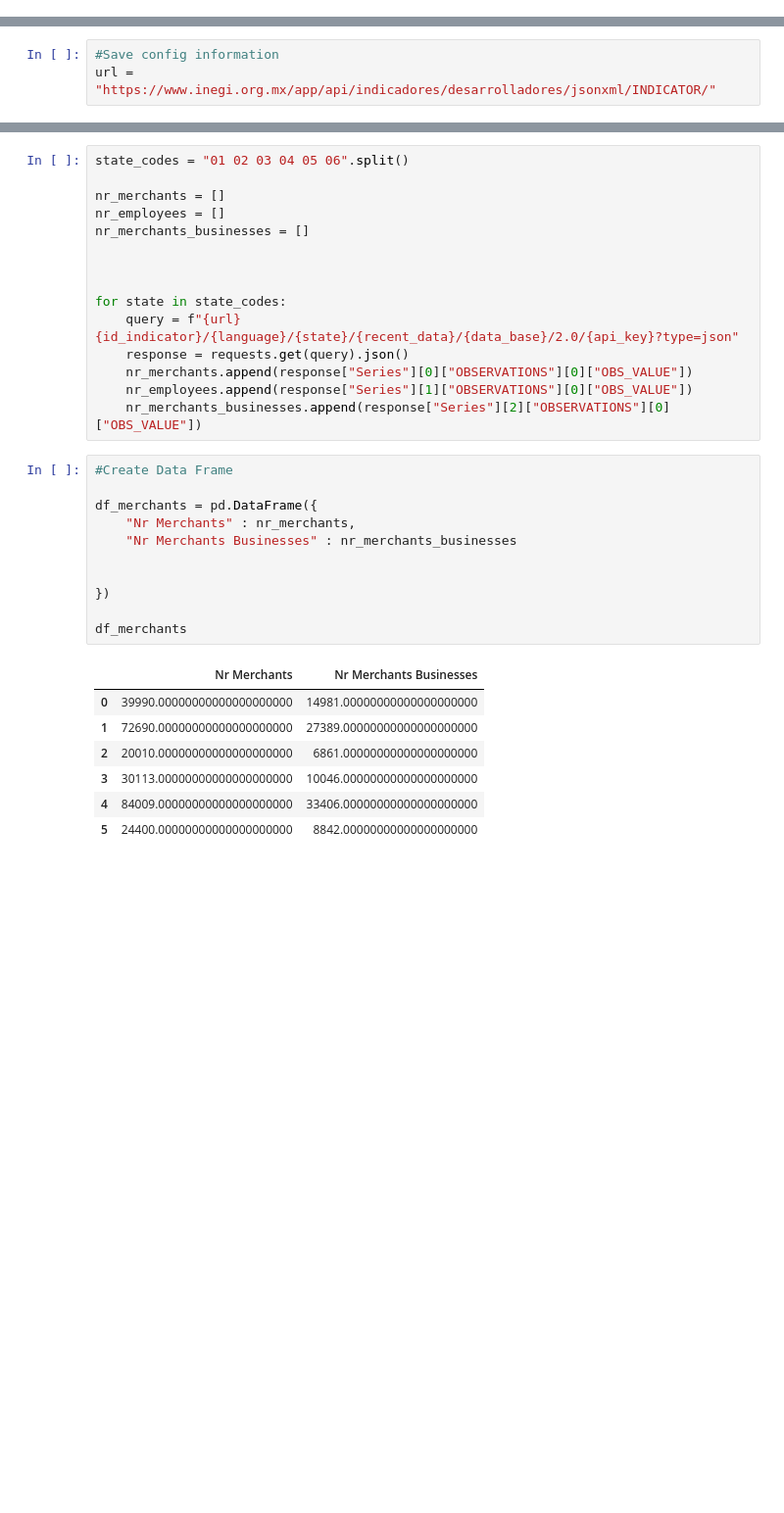
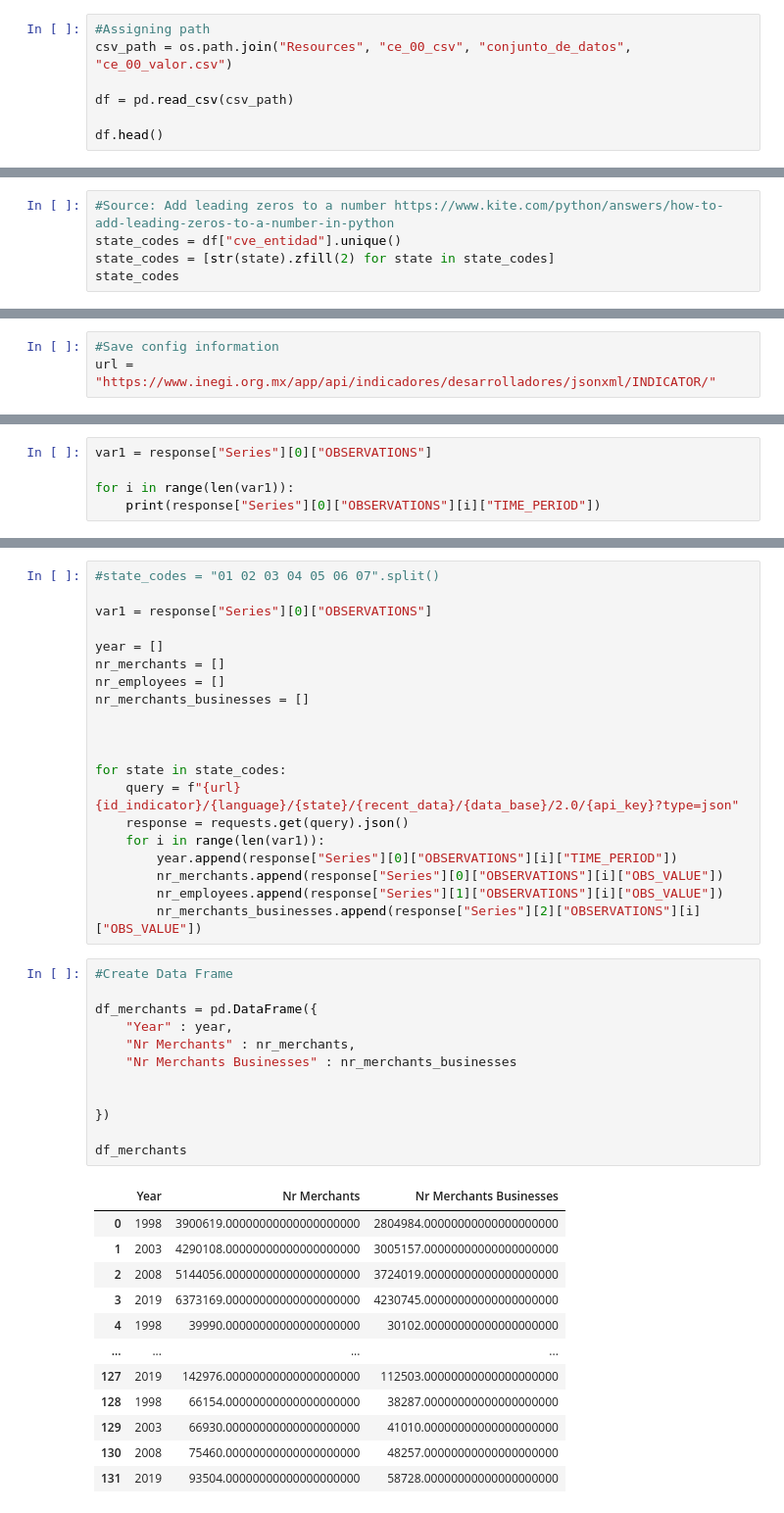
Before and after one commit to damontufar/project1, a Jupyter notebook: data_cleanup/Economic_Data.ipynb, the cells around one changed output, grey strips where cells are left out. Shown at 98% size. Saved outputs shown, nothing was run; the diff lists cells and outputs as text; blank space fills up the shorter version.

```diff
--- a/data_cleanup/Economic_Data.ipynb
+++ b/data_cleanup/Economic_Data.ipynb
@@ -7,3 +8,10 @@ import pandas as pd
 import os
 import numpy as np
 from config import api_key
+# %%
+#Assigning path
+csv_path = os.path.join("Resources", "ce_00_csv", "conjunto_de_datos", "ce_00_valor.csv")
+
+df = pd.read_csv(csv_path)
+
+df.head()
@@ -9,0 +32,5 @@ from config import api_key
+# %%
+#Source: Add leading zeros to a number https://www.kite.com/python/answers/how-to-add-leading-zeros-to-a-number-in-python
+state_codes = df["cve_entidad"].unique()
+state_codes = [str(state).zfill(2) for state in state_codes]
+state_codes
@@ -55,0 +148,5 @@ response["Series"][2]["OBSERVATIONS"][0]["OBS_VALUE"]
+# %%
+var1 = response["Series"][0]["OBSERVATIONS"]
+
+for i in range(len(var1)):
+    print(response["Series"][0]["OBSERVATIONS"][i]["TIME_PERIOD"])
@@ -56,6 +158,9 @@ response["Series"][2]["OBSERVATIONS"][0]["OBS_VALUE"]
 # %%
-state_codes = "01 02 03 04 05 06".split()
+#state_codes = "01 02 03 04 05 06 07".split()
 
+var1 = response["Series"][0]["OBSERVATIONS"]
+
+year = []
 nr_merchants = []
 nr_employees = []
 nr_merchants_businesses = []
@@ -65,25 +170,33 @@ nr_merchants_businesses = []
 for state in state_codes:
     query = f"{url}{id_indicator}/{language}/{state}/{recent_data}/{data_base}/2.0/{api_key}?type=json"
     response = requests.get(query).json()
-    nr_merchants.append(response["Series"][0]["OBSERVATIONS"][0]["OBS_VALUE"])
-    nr_employees.append(response["Series"][1]["OBSERVATIONS"][0]["OBS_VALUE"])
-    nr_merchants_businesses.append(response["Series"][2]["OBSERVATIONS"][0]["OBS_VALUE"])
+    for i in range(len(var1)):
+        year.append(response["Series"][0]["OBSERVATIONS"][i]["TIME_PERIOD"])
+        nr_merchants.append(response["Series"][0]["OBSERVATIONS"][i]["OBS_VALUE"])
+        nr_employees.append(response["Series"][1]["OBSERVATIONS"][i]["OBS_VALUE"])
+        nr_merchants_businesses.append(response["Series"][2]["OBSERVATIONS"][i]["OBS_VALUE"])
 # %%
 #Create Data Frame
 
 df_merchants = pd.DataFrame({
+    "Year" : year,
     "Nr Merchants" : nr_merchants,
     "Nr Merchants Businesses" : nr_merchants_businesses
 
 
 })
 
 df_merchants
 # %% [output]
-|  | Nr Merchants | Nr Merchants Businesses |
-| 0 | 39990.00000000000000000000 | 14981.00000000000000000000 |
-| 1 | 72690.00000000000000000000 | 27389.00000000000000000000 |
-| 2 | 20010.00000000000000000000 | 6861.00000000000000000000 |
-| 3 | 30113.00000000000000000000 | 10046.00000000000000000000 |
-| 4 | 84009.00000000000000000000 | 33406.00000000000000000000 |
-| 5 | 24400.00000000000000000000 | 8842.00000000000000000000 |
+|  | Year | Nr Merchants | Nr Merchants Businesses |
+| 0 | 1998 | 3900619.00000000000000000000 | 2804984.00000000000000000000 |
+| 1 | 2003 | 4290108.00000000000000000000 | 3005157.00000000000000000000 |
+| 2 | 2008 | 5144056.00000000000000000000 | 3724019.00000000000000000000 |
+| 3 | 2019 | 6373169.00000000000000000000 | 4230745.00000000000000000000 |
+| 4 | 1998 | 39990.00000000000000000000 | 30102.00000000000000000000 |
+| ... | ... | ... | ... |
+| 127 | 2019 | 142976.00000000000000000000 | 112503.00000000000000000000 |
+| 128 | 1998 | 66154.00000000000000000000 | 38287.00000000000000000000 |
+| 129 | 2003 | 66930.00000000000000000000 | 41010.00000000000000000000 |
+| 130 | 2008 | 75460.00000000000000000000 | 48257.00000000000000000000 |
+| 131 | 2019 | 93504.00000000000000000000 | 58728.00000000000000000000 |
```
Also changed, not shown: parts of 13 cells of this notebook.
